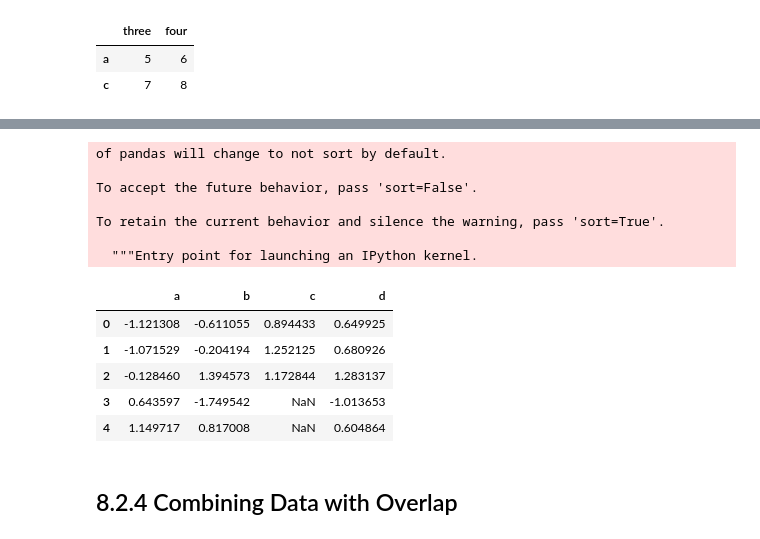
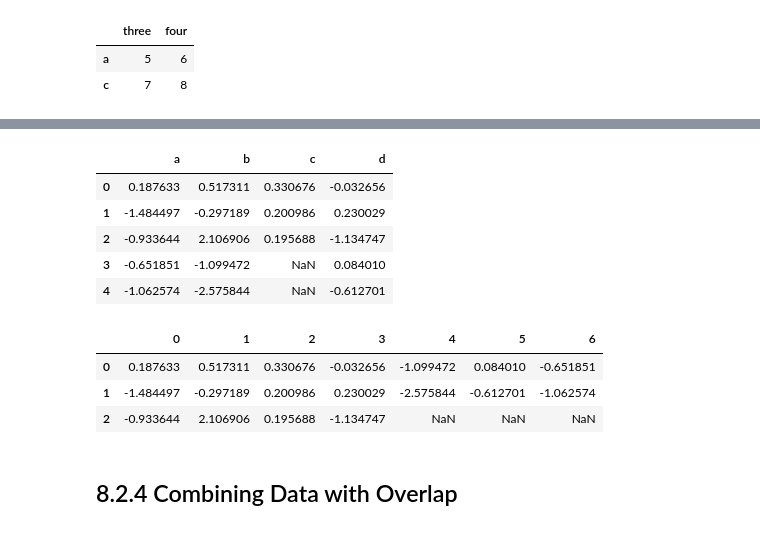
Before and after one commit to BoyuanLi-Steven/Python-For-Data-Analysis-2nd, a Jupyter notebook: Chapter 8. Data Wrangling, Join, Combine, and Reshape.ipynb, the cells around one changed output, grey strips where cells are left out. Saved outputs shown, nothing was run; the diff lists cells and outputs as text; code cells hidden in the pictures.

```diff
--- a/Chapter 8. Data Wrangling, Join, Combine, and Reshape.ipynb
+++ b/Chapter 8. Data Wrangling, Join, Combine, and Reshape.ipynb
@@ -823,19 +885,19 @@ df2
 # %%
-pd.concat([df1, df2], ignore_index = True)
+pd.concat([df1, df2], ignore_index = True, axis = 0)
 # %% [output]
-of pandas will change to not sort by default.
-
-To accept the future behavior, pass 'sort=False'.
-
-To retain the current behavior and silence the warning, pass 'sort=True'.
-
-  """Entry point for launching an IPython kernel.
 |  | a | b | c | d |
-| 0 | -1.121308 | -0.611055 | 0.894433 | 0.649925 |
-| 1 | -1.071529 | -0.204194 | 1.252125 | 0.680926 |
-| 2 | -0.128460 | 1.394573 | 1.172844 | 1.283137 |
-| 3 | 0.643597 | -1.749542 | NaN | -1.013653 |
-| 4 | 1.149717 | 0.817008 | NaN | 0.604864 |
+| 0 | 0.187633 | 0.517311 | 0.330676 | -0.032656 |
+| 1 | -1.484497 | -0.297189 | 0.200986 | 0.230029 |
+| 2 | -0.933644 | 2.106906 | 0.195688 | -1.134747 |
+| 3 | -0.651851 | -1.099472 | NaN | 0.084010 |
+| 4 | -1.062574 | -2.575844 | NaN | -0.612701 |
+# %%
+pd.concat([df1, df2], ignore_index = True, axis = 1)
+# %% [output]
+|  | 0 | 1 | 2 | 3 | 4 | 5 | 6 |
+| 0 | 0.187633 | 0.517311 | 0.330676 | -0.032656 | -1.099472 | 0.084010 | -0.651851 |
+| 1 | -1.484497 | -0.297189 | 0.200986 | 0.230029 | -2.575844 | -0.612701 | -1.062574 |
+| 2 | -0.933644 | 2.106906 | 0.195688 | -1.134747 | NaN | NaN | NaN |
 # %% [markdown]
 ## 8.2.4 Combining Data with Overlap
 # %%
```
Also changed, not shown: parts of 58 cells of this notebook.
